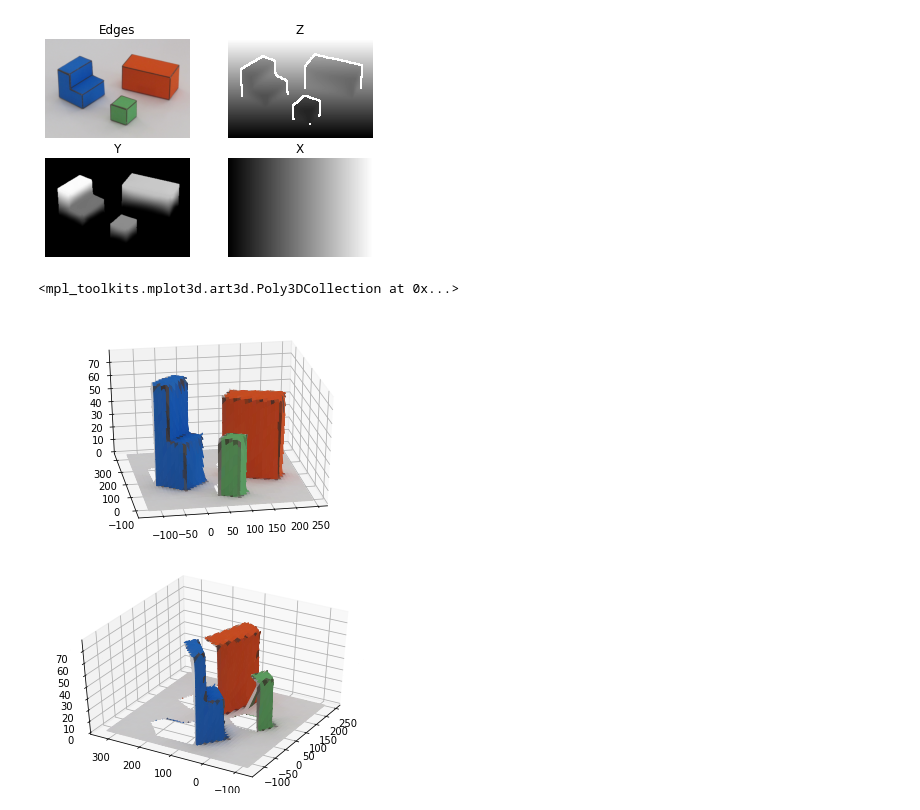
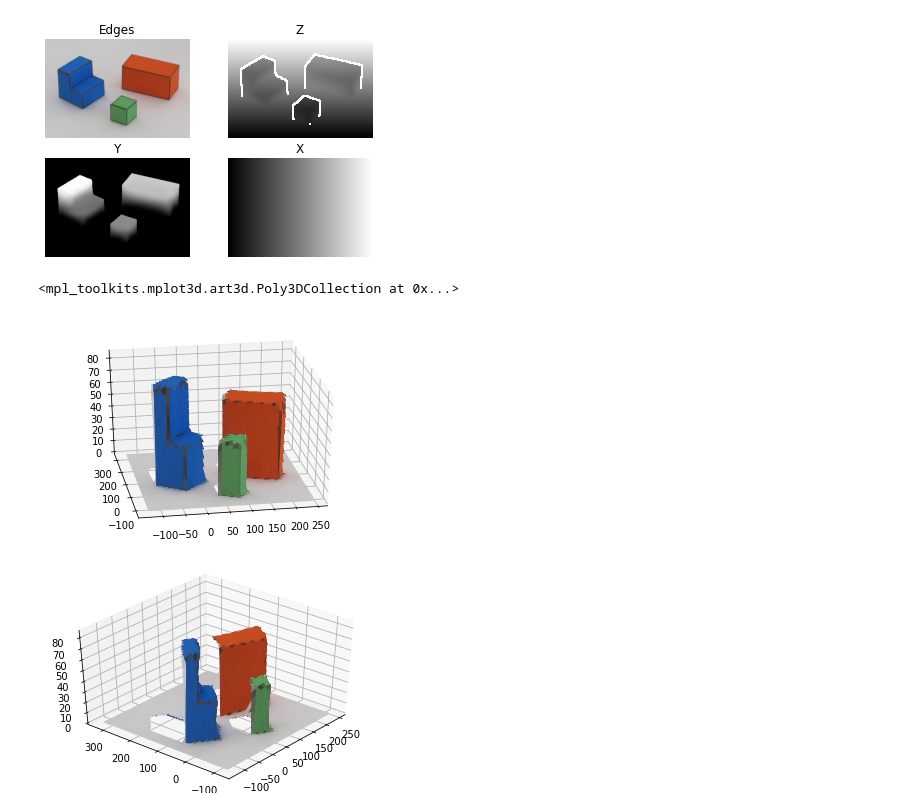
Before and after one commit to nadah09/6.869, a Jupyter notebook: problem_set_1/Pset1.ipynb, the cells around one changed output. Drawn from its saved outputs; the diff is of its cells as text; code cells hidden in the pictures.

```diff
--- a/problem_set_1/Pset1.ipynb
+++ b/problem_set_1/Pset1.ipynb
@@ -80,7 +80,7 @@ edges = edges * foreground
 
 ## Occlusion and contact edges
 pi = math.pi
-theta = np.arctan2(dmdx, dmdy) ###TODO
+theta = np.arctan(dmdx/dmdy) ###TODO
 vertical_edges = edges * ((theta<(90+15)*pi/180)*(theta>(90-15)*pi/180)+(theta<-(90-15)*pi/180)*(theta>-(90+15)*pi/180)) ##TODO
 horizontal_edges = edges * (1-vertical_edges) ##TODO #complement of vertical edges
 
@@ -195,8 +195,9 @@ for i in range(1, nrows-1):
       horizontalsum = np.sum(horizontal_edges[i-1:i+2,j-1:j+2])
       # Orientation of edge (average over edge pixels in current
       # neirborhood)
-      nx = np.sum(dmdx[i-1:i+2,j-1:j+2]*edges[i-1:i+2,j-1:j+2])/edgesum
-      ny = np.sum(dmdy[i-1:i+2,j-1:j+2]*edges[i-1:i+2,j-1:j+2])/edgesum
+
+      nx = dmdx[i,j]/mag[i,j]
+      ny = dmdy[i,j]/mag[i,j]
 
       dYdx = np.array([[-1, 0, 1], [-2, 0, 2], [-1, 0, 1]])/8
       dYdy = dYdx.T
@@ -344,18 +345,18 @@ Text(0.5, 1.0, 'X')
 # %%
 import matplotlib.pyplot as plt
 from mpl_toolkits.mplot3d import Axes3D
 fig = plt.figure()
 ax = fig.add_subplot(111, projection='3d')
 # Specify here the angle you want to see
 ax.view_init(30, -100)
 ax.plot_surface(X,Z,Y, facecolors=img/255., shade=False)
 
 fig = plt.figure()
 ax = fig.add_subplot(111, projection='3d')
 # Specify here the angle you want to see
-ax.view_init(40, -150)
+ax.view_init(40, -140)
 ax.plot_surface(X,Z,Y, facecolors=img/255., shade=False)
 # %% [output]
 <mpl_toolkits.mplot3d.art3d.Poly3DCollection at 0x...>
-[figure, old version]
+[figure, new version]
-[figure, old version]
+[figure, new version]
```
Also changed, not shown: parts of 2 cells of this notebook, 11 other files.
